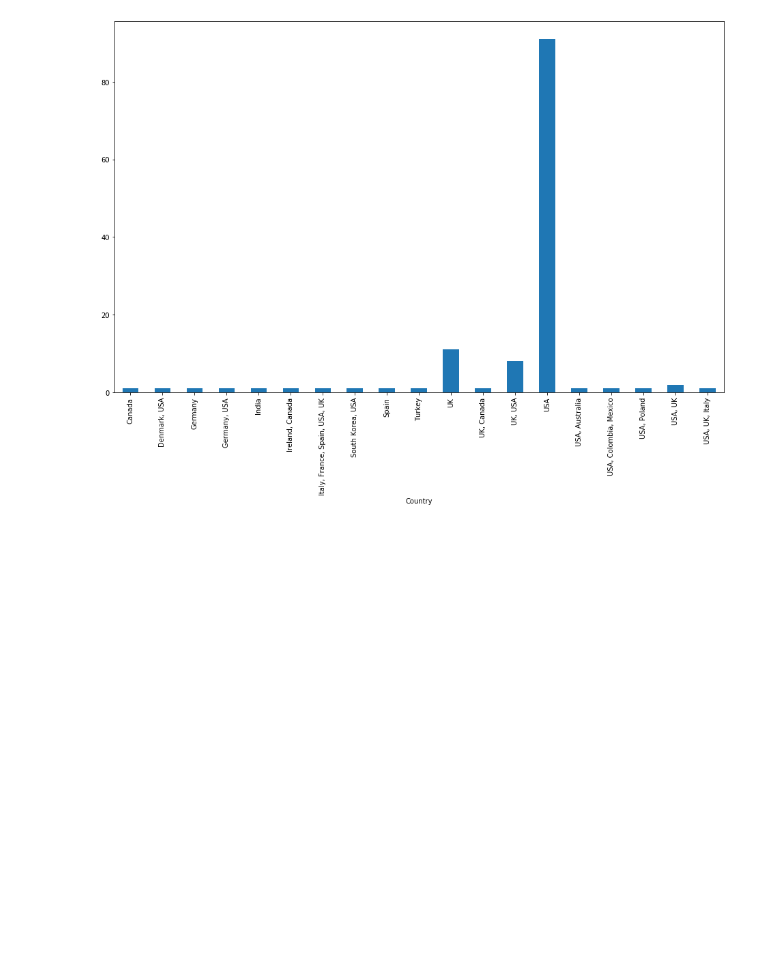
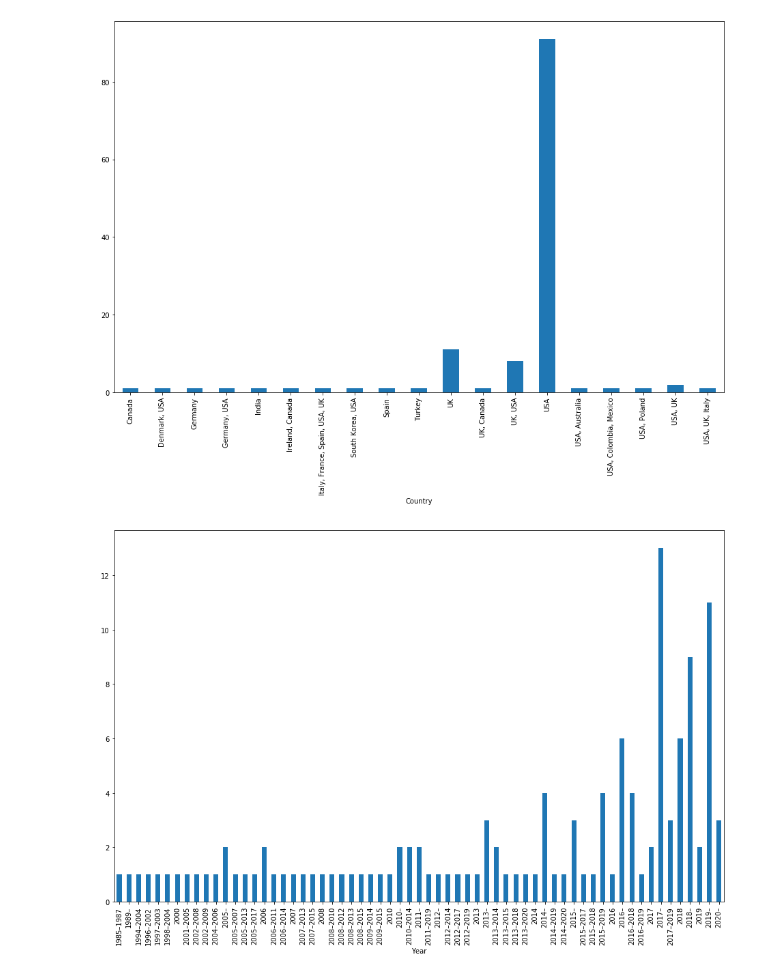
Before and after one commit to agorina91/tvshows, a Jupyter notebook: TvRec_Allcode.ipynb, the cells around one changed output. Drawn from its saved outputs; the diff is of its cells as text; code cells hidden in the pictures; blank space fills up the shorter version.

```diff
--- a/TvRec_Allcode.ipynb
+++ b/TvRec_Allcode.ipynb
@@ -87,6 +87,10 @@ by_country.plot.bar()
 [figure]
 # %%
 def plot_by(by_what):
-    by_country = df.groupby('Country')['Title'].count()
+    by_ = df.groupby(by_what)['Title'].count()
     plt.figure(figsize = (16,10))
-    by_country.plot.bar()
+    by_.plot.bar()
+# %%
+plot_by('Year')
+# %% [output]
+[figure, added]
```
Also changed, not shown: parts of 8 cells of this notebook.
